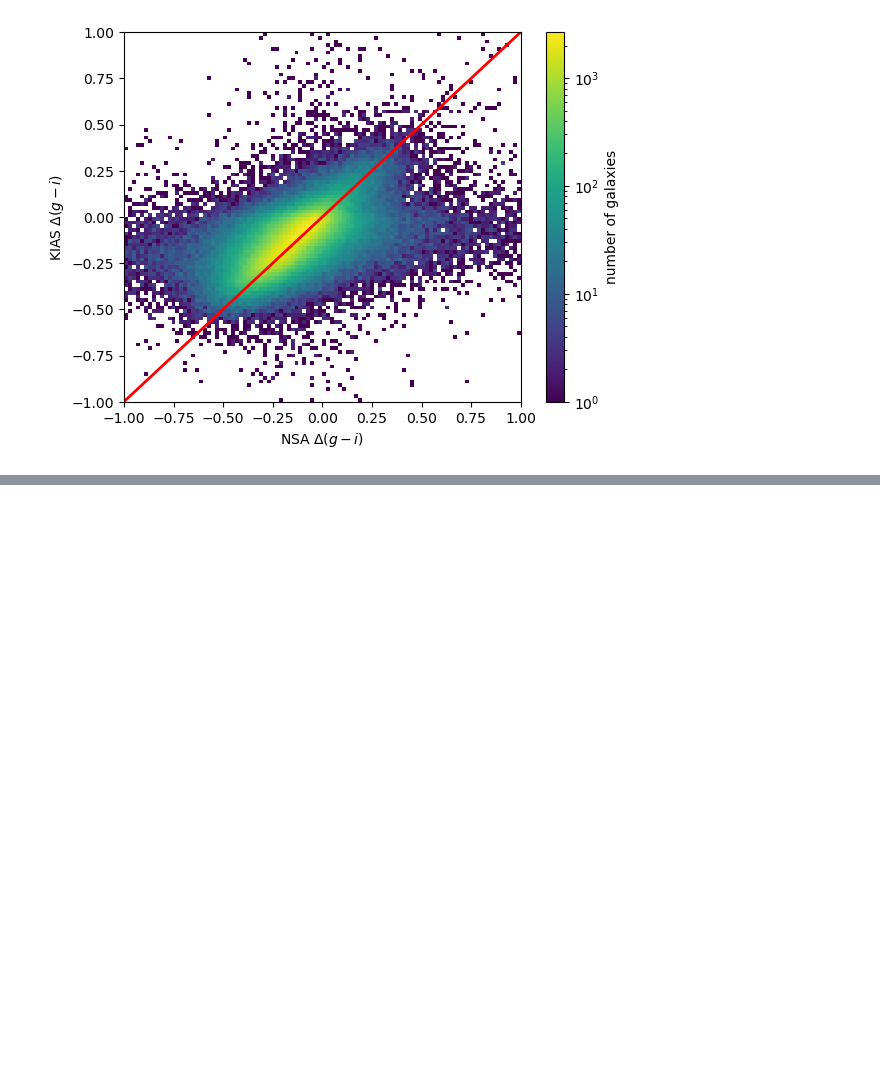
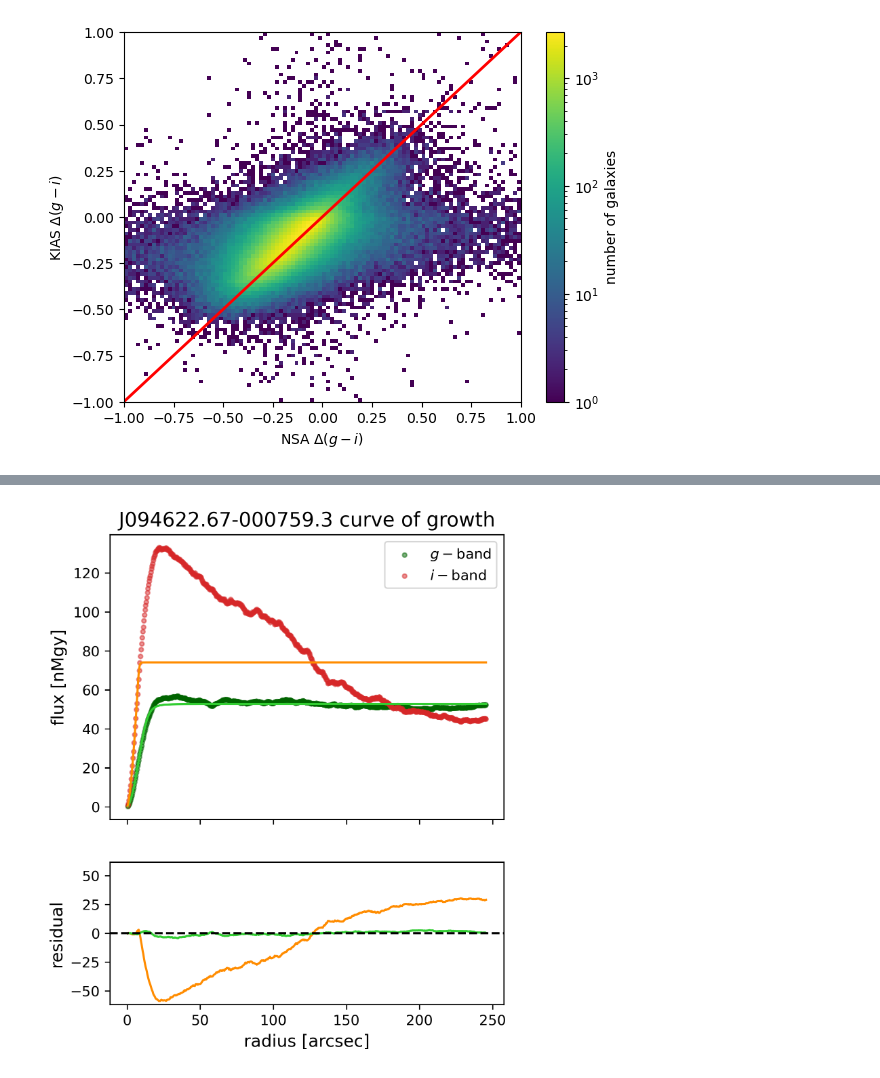
Before and after one commit to DESI-UR/GV_classification, a Jupyter notebook: cd_comparison.ipynb, the cells around one changed output, grey strips where cells are left out. Cells and saved outputs as stored; diff of their text form; code cells hidden in the pictures; blank space fills up the shorter version.

```diff
--- a/cd_comparison.ipynb
+++ b/cd_comparison.ipynb
@@ -9,7 +9,2 @@ indices = np.arange(0, 641410+5831, 5831)
 # %%
 DATA_FOLDER = '/pscratch/sd/n/nravi/GV_classification/'
-# %%
-nsa = Table.read(DATA_FOLDER + 'nsa_v1_0_1_cd_' + str(indices[0]) + '_' + str(indices[1]) +'.fits')
-for i in range(1, len(indices)-1):
-    add_table = Table.read(DATA_FOLDER + 'nsa_v1_0_1_cd_' + str(indices[i]) + '_' + str(indices[i+1]) + '.fits')
-    nsa = vstack([nsa, add_table])
@@ -74,0 +70,3 @@ plt.colorbar(label='number of galaxies')
+# %%
+nsa_lowcd = nsa[nsa['NSA_cd'] < -3]
+nsa_lowcd[:5]
@@ -74,0 +82,4 @@ plt.colorbar(label='number of galaxies')
+# %%
+Image(DATA_FOLDER + '/cog_plots/' + str(nsa_lowcd['IAUNAME'][0]) + '.png')
+# %% [output]
+[figure, added]
```
Also changed, not shown: parts of 19 cells of this notebook, 2 other files.
